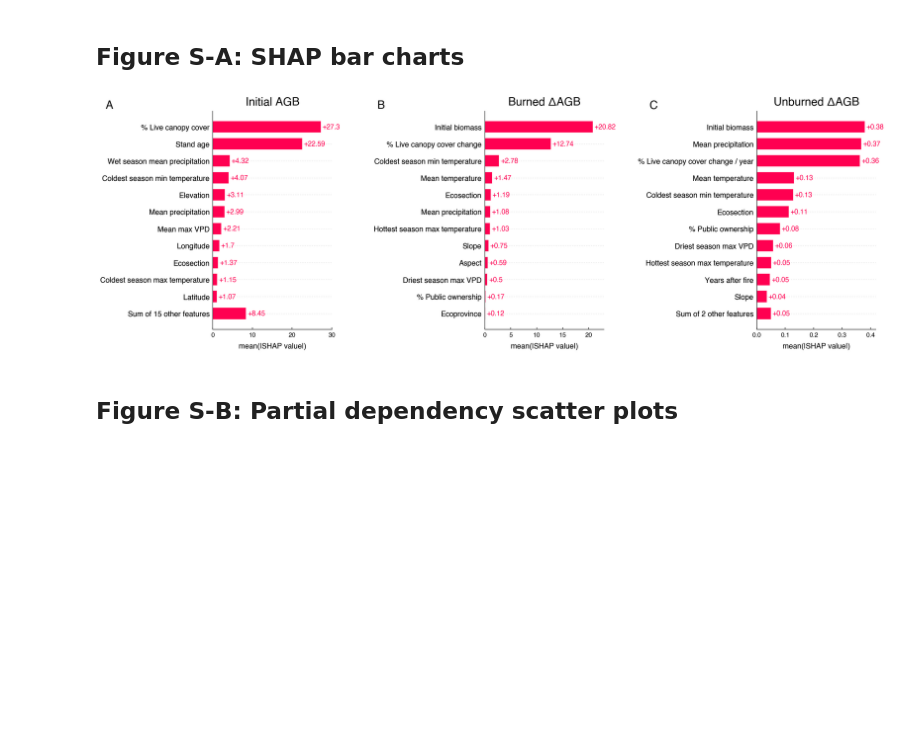
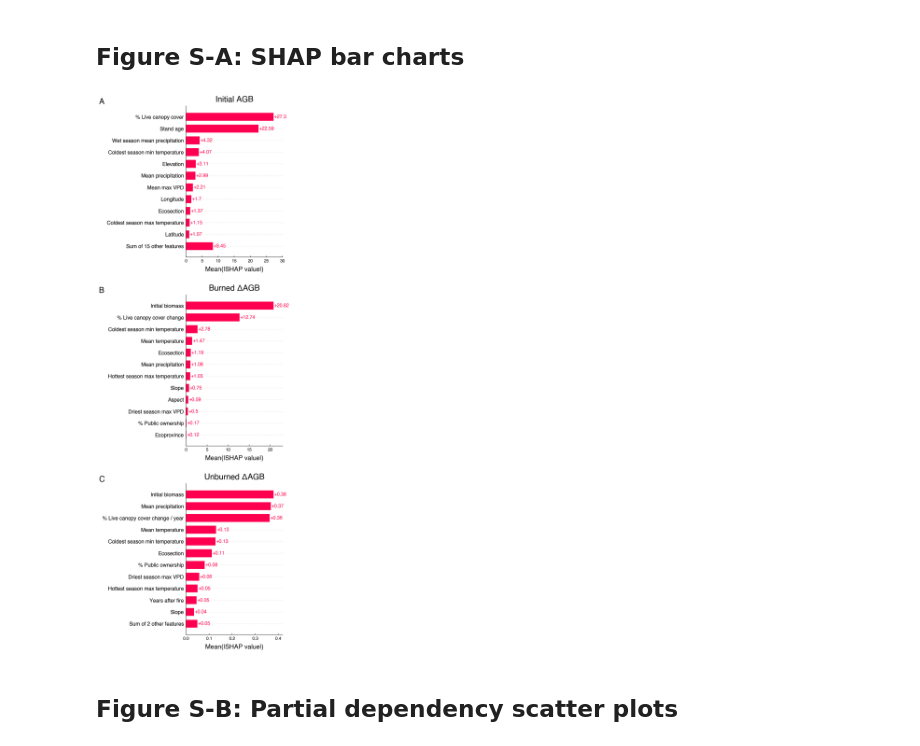
Before and after one commit to carbonplan/western-us-biomass, a Jupyter notebook: nbs/4_make_figures/supplement/Figure_S_SHAP.ipynb, the cells around one changed output. Cells and saved outputs as stored; diff of their text form; code cells hidden in the pictures; blank space fills up the shorter version.

```diff
--- a/nbs/4_make_figures/supplement/Figure_S_SHAP.ipynb
+++ b/nbs/4_make_figures/supplement/Figure_S_SHAP.ipynb
@@ -55,33 +55,34 @@ Undisturbed features: ['Initial biomass' 'Mean precipitation'
 # %%
 figure_settings.apply_style()
 
-fig, axes = plt.subplots(1, 3, figsize=(20, 7), sharex=False)
+fig, axes = plt.subplots(3, 1, figsize=(14, 20), sharex=False)
 shap.plots.bar(shap_values_init, max_display=12, show=False, ax=axes[0])
 shap.plots.bar(shap_values_burned, max_display=12, show=False, ax=axes[1])
 shap.plots.bar(shap_values_undisturbed, max_display=12, show=False, ax=axes[2])
 
 titles = ["Initial AGB", "Burned ΔAGB", "Unburned ΔAGB"]
 panel_labels = ["A", "B", "C"]
 for i, ax in enumerate(axes):
     ax.set_title(titles[i], fontsize=20)
     ax.text(
         -0.9,
         1.0,
         panel_labels[i],
         fontweight="bold",
         fontsize=20,
         va="bottom",
         ha="left",
         transform=ax.transAxes,
     )
+    ax.set_xlabel("Mean(|SHAP value|)", fontsize=16)
 
 plt.subplots_adjust(wspace=4)
 plt.tight_layout()
 
 plt.savefig(dir_info.dir_figures + "supp/shap_bar_charts.png", bbox_inches="tight")
 plt.show()
 # %% [output]
-[figure, old version]
+[figure, new version]
 # %% [markdown]
 ## Figure S-B: Partial dependency scatter plots
 # %%
```
Also changed, not shown: 3 other files.
